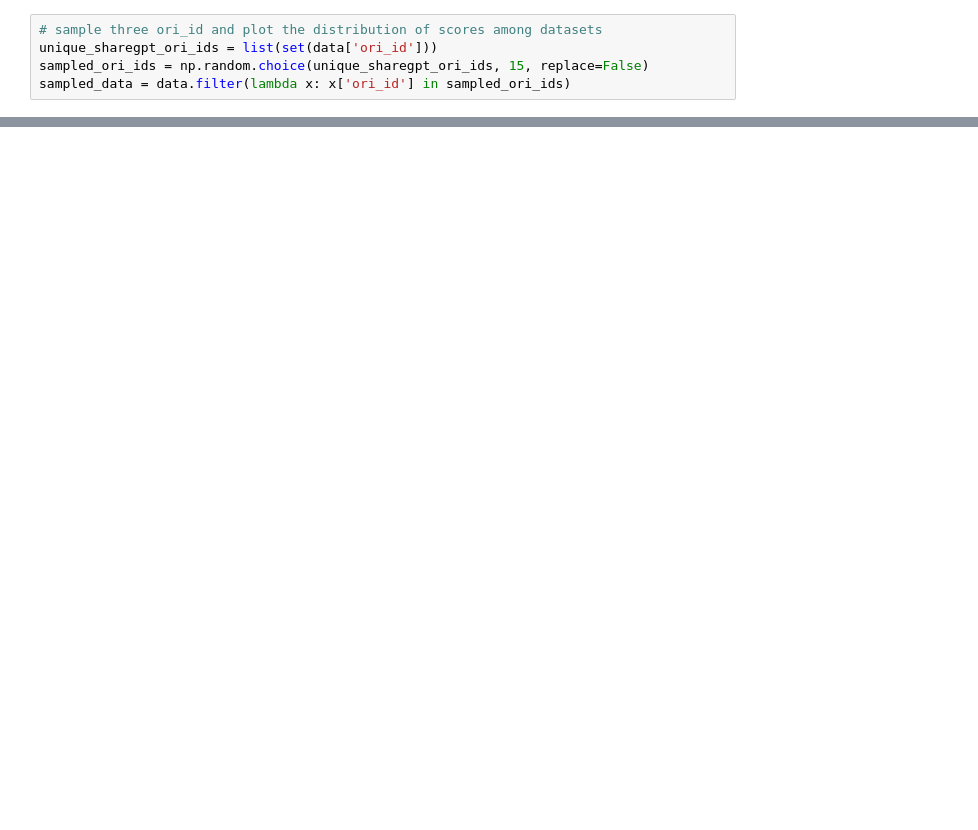
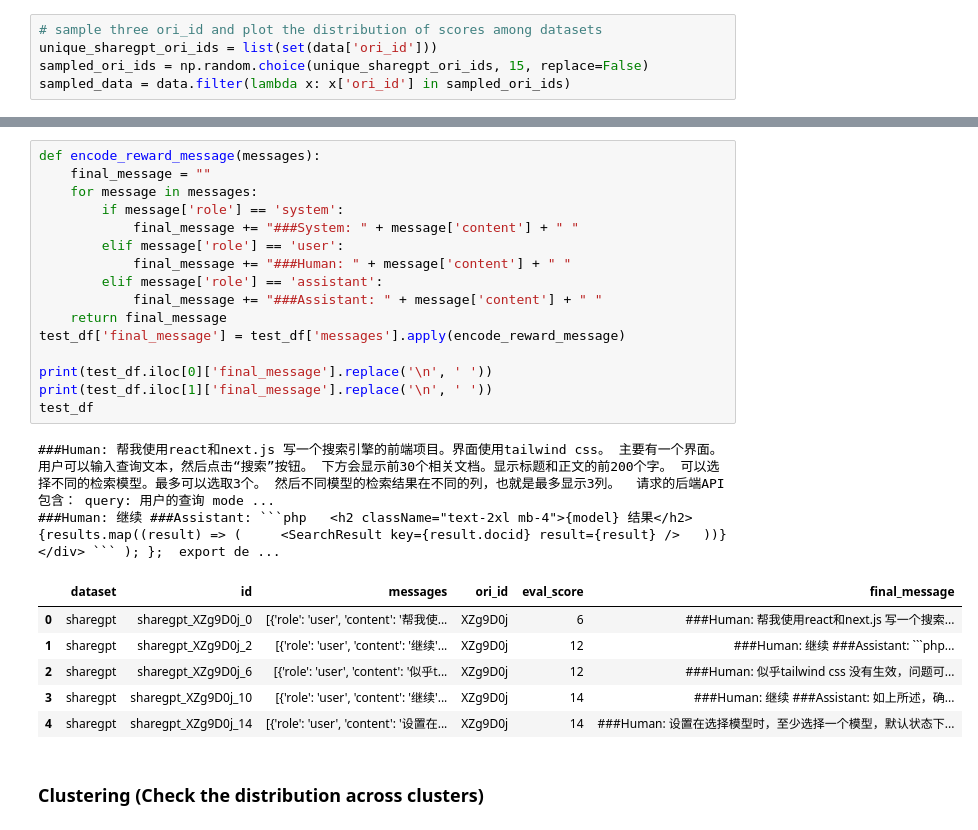
Before and after one commit to for-ai/iterative-data-selection, a Jupyter notebook: selection/notebooks/cohere_plot.ipynb, the cells around one changed output, grey strips where cells are left out. Drawn from its saved outputs; the diff is of its cells as text; blank space fills up the shorter version.

````diff
--- a/selection/notebooks/cohere_plot.ipynb
+++ b/selection/notebooks/cohere_plot.ipynb
@@ -376,0 +408,27 @@ array([{'role': 'user', 'content': 'How can the application of PYTHON be optimiz
+# %%
+def encode_reward_message(messages):
+    final_message = ""
+    for message in messages:
+        if message['role'] == 'system':
+            final_message += "###System: " + message['content'] + " "
+        elif message['role'] == 'user':
+            final_message += "###Human: " + message['content'] + " "
+        elif message['role'] == 'assistant':
+            final_message += "###Assistant: " + message['content'] + " "
+    return final_message
+test_df['final_message'] = test_df['messages'].apply(encode_reward_message)
+
+print(test_df.iloc[0]['final_message'].replace('\n', ' '))
+print(test_df.iloc[1]['final_message'].replace('\n', ' '))
+test_df
+# %% [output]
+###Human: 帮我使用react和next.js 写一个搜索引擎的前端项目。界面使用tailwind css。 主要有一个界面。用户可以输入查询文本，然后点击“搜索”按钮。 下方会显示前30个相关文档。显示标题和正文的前200个字。 可以选择不同的检索模型。最多可以选取3个。 然后不同模型的检索结果在不同的列，也就是最多显示3列。  请求的后端API包含： query: 用户的查询 mode ...
+###Human: 继续 ###Assistant: ```php   <h2 className="text-2xl mb-4">{model} 结果</h2>   {results.map((result) => (     <SearchResult key={result.docid} result={result} />   ))} </div> ``` ); };  export de ...
+|  | dataset | id | messages | ori_id | eval_score | final_message |
+| 0 | sharegpt | sharegpt_XZg9D0j_0 | [{'role': 'user', 'content': '帮我使... | XZg9D0j | 6 | ###Human: 帮我使用react和next.js 写一个搜索... |
+| 1 | sharegpt | sharegpt_XZg9D0j_2 | [{'role': 'user', 'content': '继续'... | XZg9D0j | 12 | ###Human: 继续 ###Assistant: ```php... |
+| 2 | sharegpt | sharegpt_XZg9D0j_6 | [{'role': 'user', 'content': '似乎t... | XZg9D0j | 12 | ###Human: 似乎tailwind css 没有生效，问题可... |
+| 3 | sharegpt | sharegpt_XZg9D0j_10 | [{'role': 'user', 'content': '继续'... | XZg9D0j | 14 | ###Human: 继续 ###Assistant: 如上所述，确... |
+| 4 | sharegpt | sharegpt_XZg9D0j_14 | [{'role': 'user', 'content': '设置在... | XZg9D0j | 14 | ###Human: 设置在选择模型时，至少选择一个模型，默认状态下... |
+# %% [markdown]
+### Clustering (Check the distribution across clusters)
````
Also changed, not shown: parts of 21 cells of this notebook, 10 other files.
